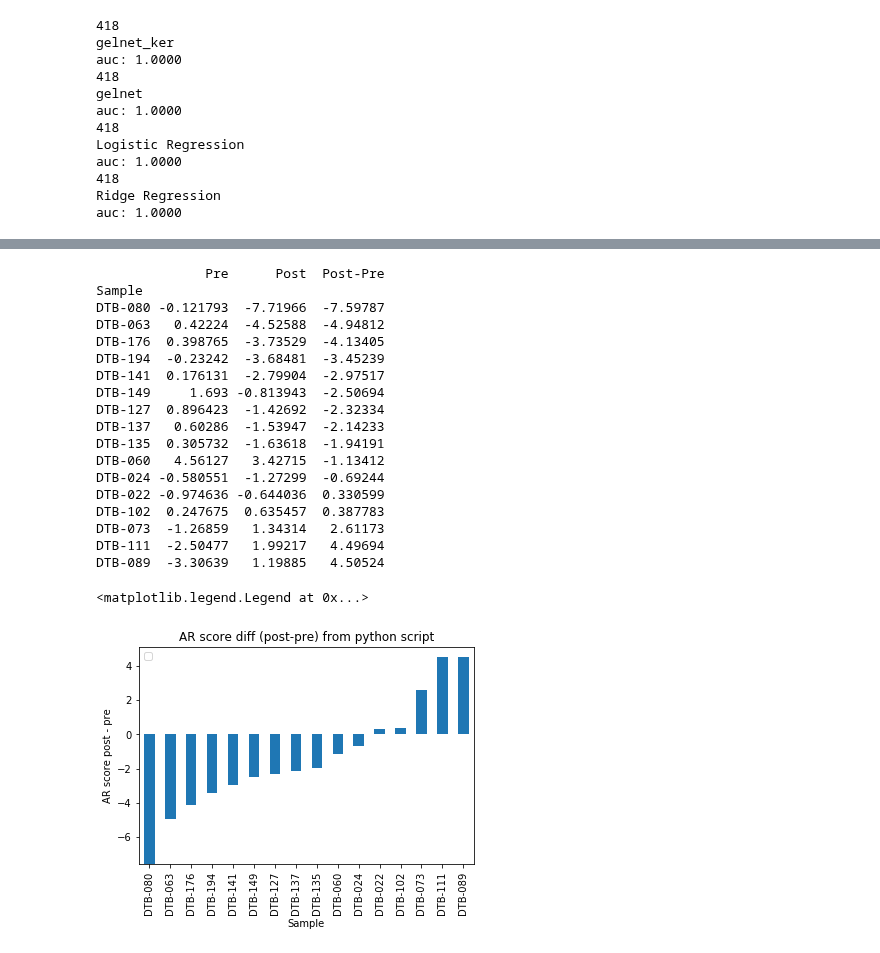
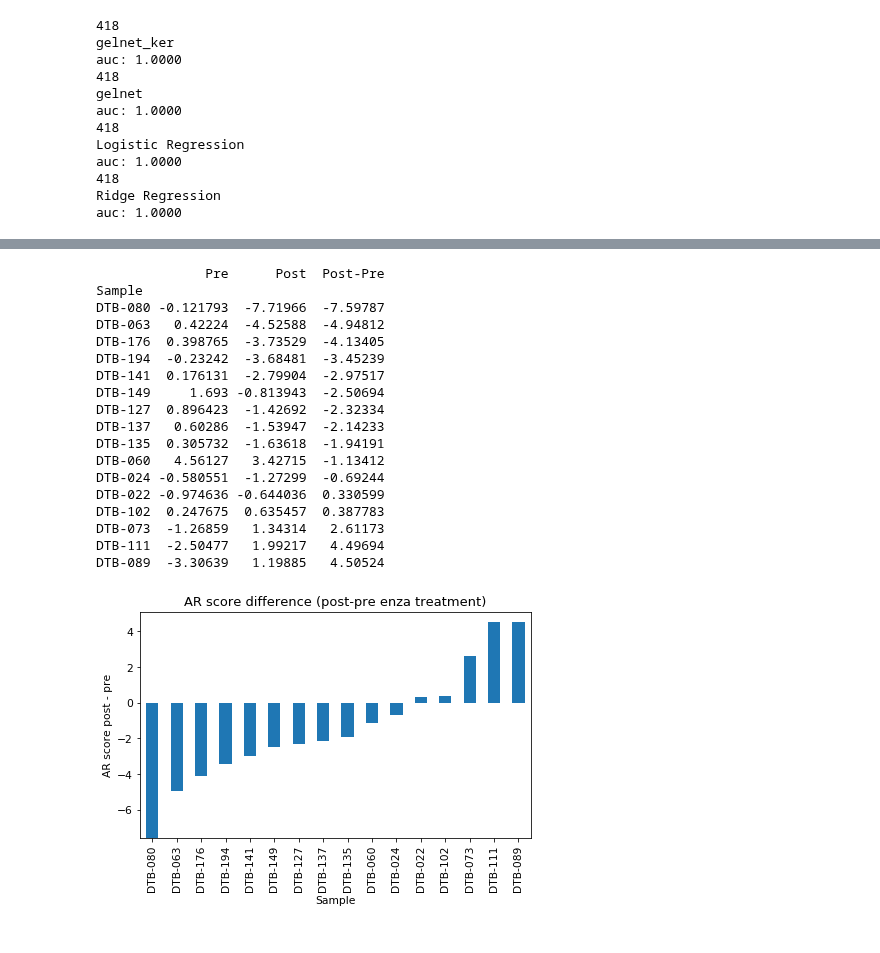
Before and after one commit to MollyZhang/ARsig_python, a Jupyter notebook: ARsig.ipynb, the cells around one changed output, grey strips where cells are left out. Saved outputs shown, nothing was run; the diff lists cells and outputs as text; code cells hidden in the pictures.

Commit message:
new plot with high res

```diff
--- a/ARsig.ipynb
+++ b/ARsig.ipynb
@@ -34,14 +35,13 @@ pd.options.mode.chained_assignment = None
 Loading BokehJS ...
 Autosaving every 10 seconds
 # %%
-X_file = "data/AR/AR_cell_line_mRNA.tab"
+X_file = "data/AR/AR_cell_line_mRNA.txt"
 Y_file = "data/AR/AR_cell_line_clinical.txt"
 X_WCDT_file = "data/WCDT_mRNA.tsv"
 
 X_df = pd.read_csv(X_file, delimiter="\t")
 Y_df = pd.read_csv(Y_file, delimiter="\t")
 WCDT_df = pd.read_csv(X_WCDT_file, delimiter="\t")
-# print(Y_df)
 # %%
 def data_prep(X_df, Y_df):
     # take "ligand" column as Y label and set "on" to 1 and "no ligand" to 0
@@ -233,6 +233,6 @@ print(helper.leave_pair_out_cv(X, Y, classifiers["Logistic Regression"]))
 # %%
 _, X, Y, WCDT_df = data_prep(X_df, Y_df)
-sig_df = pd.read_pickle("AR_signatures.pkl")
+sig_df = pd.read_pickle("./data/AR/AR_signatures.pkl")
 # %%
 def extract_sample_name(name):
     if name.endswith("Pro"):
@@ -255,36 +255,37 @@ WCDT_plot_df = pd.DataFrame(columns=["Pre", "Post"])
 for index, row in WCDT_score_df.iterrows():
     sample_name = extract_sample_name(index)
     sample_type = sample_pair_dict[index]
     WCDT_plot_df.set_value(sample_name, sample_type, row.score)
 
 WCDT_plot_df["Post-Pre"] = WCDT_plot_df["Post"] - WCDT_plot_df["Pre"]
 WCDT_plot_df.sort_values(by="Post-Pre", inplace=True)
 WCDT_plot_df.index.rename("Sample", inplace=True)
 print(WCDT_plot_df)
 
-
-ax = WCDT_plot_df.plot.bar(y="Post-Pre")
+matplotlib.rcParams["font.size"] = 10.8
+figure, ax = plt.subplots()
+WCDT_plot_df.plot.bar(y="Post-Pre", figsize=(7,5), ax=ax, legend=None)
 ax.set_ylabel("AR score post - pre")
-ax.set_title("AR score diff (post-pre) from python script")
-ax.legend("")
+ax.set_title("AR score difference (post-pre enza treatment)")
+plt.gcf().subplots_adjust(bottom=0.25)
+figure.savefig("./AR_plot.png", dpi=300, figsize=(8,5))
 # %% [output]
               Pre      Post  Post-Pre
 Sample
 DTB-080 -0.121793  -7.71966  -7.59787
 DTB-063   0.42224  -4.52588  -4.94812
 DTB-176  0.398765  -3.73529  -4.13405
 DTB-194  -0.23242  -3.68481  -3.45239
 DTB-141  0.176131  -2.79904  -2.97517
 DTB-149     1.693 -0.813943  -2.50694
 DTB-127  0.896423  -1.42692  -2.32334
 DTB-137   0.60286  -1.53947  -2.14233
 DTB-135  0.305732  -1.63618  -1.94191
 DTB-060   4.56127   3.42715  -1.13412
 DTB-024 -0.580551  -1.27299  -0.69244
 DTB-022 -0.974636 -0.644036  0.330599
 DTB-102  0.247675  0.635457  0.387783
 DTB-073  -1.26859   1.34314   2.61173
 DTB-111  -2.50477   1.99217   4.49694
 DTB-089  -3.30639   1.19885   4.50524
-<matplotlib.legend.Legend at 0x...>
-[figure, old version]
+[figure, new version]
```
Also changed, not shown: parts of 3 cells of this notebook, 1 other file.
